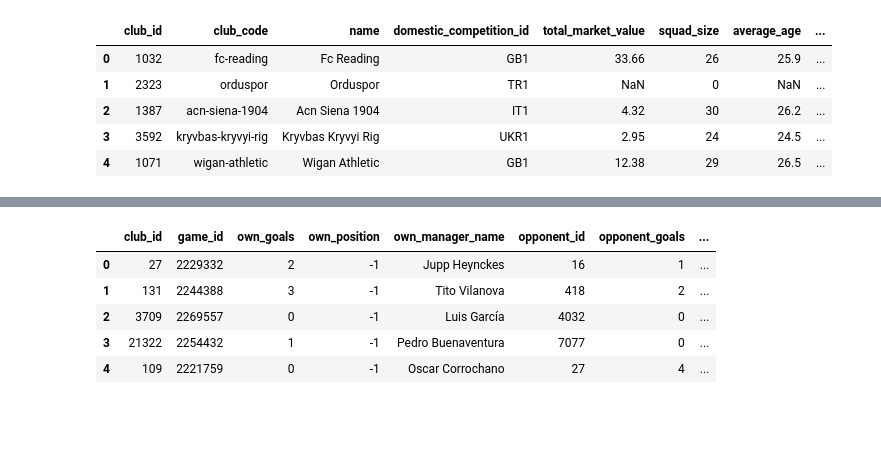
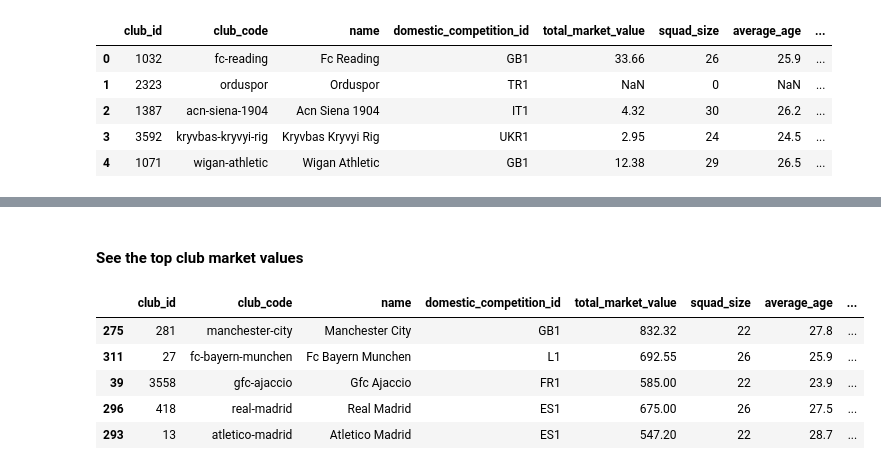
Before and after one commit to McGill-MMA-EnterpriseAnalytics/Football_Transfermarkt, a Jupyter notebook: Business_Analysis/EDA.ipynb, the cells around one changed output, grey strips where cells are left out. Cells and saved outputs as stored; diff of their text form; code cells hidden in the pictures; blank space fills up the shorter version.

```diff
--- a/Business_Analysis/EDA.ipynb
+++ b/Business_Analysis/EDA.ipynb
@@ -9,9 +11,9 @@ os.getcwd()
 # %%
-df_app = pd.read_csv("../Data/appearances.csv")
-df_club = pd.read_csv("../Data/clubs.csv")
-df_club_game = pd.read_csv("../Data/club_games.csv")
-df_comp = pd.read_csv("../Data/competitions.csv")
-df_game = pd.read_csv("../Data/games.csv")
-df_game_event = pd.read_csv("../Data/game_events.csv")
-df_player = pd.read_csv("../Data/players.csv")
-df_player_val = pd.read_csv("../Data/player_valuations.csv")
+df_app = pd.read_csv("./Data/appearances.csv")
+df_club = pd.read_csv("./Data/clubs.csv")
+df_club_game = pd.read_csv("./Data/club_games.csv")
+df_comp = pd.read_csv("./Data/competitions.csv")
+df_game = pd.read_csv("./Data/games.csv")
+df_game_event = pd.read_csv("./Data/game_events.csv")
+df_player = pd.read_csv("./Data/players.csv")
+df_player_val = pd.read_csv("./Data/player_valuations.csv")
@@ -48,9 +452,15 @@ df_club.head()
+# %% [markdown]
+#### See the top club market values
+# %%
+df_club["Adjusted Market Value"] = df_club["total_market_value"] / df_club["squad_size"]
+# %%
+df_club = df_club.sort_values("Adjusted Market Value", ascending=False)
 # %%
-df_club_game.head()
+df_club.head()
 # %% [output]
-|  | club_id | game_id | own_goals | own_position | own_manager_name | opponent_id | opponent_goals | ... |
-| 0 | 27 | 2229332 | 2 | -1 | Jupp Heynckes | 16 | 1 | ... |
-| 1 | 131 | 2244388 | 3 | -1 | Tito Vilanova | 418 | 2 | ... |
-| 2 | 3709 | 2269557 | 0 | -1 | Luis García | 4032 | 0 | ... |
-| 3 | 21322 | 2254432 | 1 | -1 | Pedro Buenaventura | 7077 | 0 | ... |
-| 4 | 109 | 2221759 | 0 | -1 | Oscar Corrochano | 27 | 4 | ... |
+|  | club_id | club_code | name | domestic_competition_id | total_market_value | squad_size | average_age | ... |
+| 275 | 281 | manchester-city | Manchester City | GB1 | 832.32 | 22 | 27.8 | ... |
+| 311 | 27 | fc-bayern-munchen | Fc Bayern Munchen | L1 | 692.55 | 26 | 25.9 | ... |
+| 39 | 3558 | gfc-ajaccio | Gfc Ajaccio | FR1 | 585.00 | 22 | 23.9 | ... |
+| 296 | 418 | real-madrid | Real Madrid | ES1 | 675.00 | 26 | 27.5 | ... |
+| 293 | 13 | atletico-madrid | Atletico Madrid | ES1 | 547.20 | 22 | 28.7 | ... |
```
Also changed, not shown: parts of 61 cells of this notebook.
